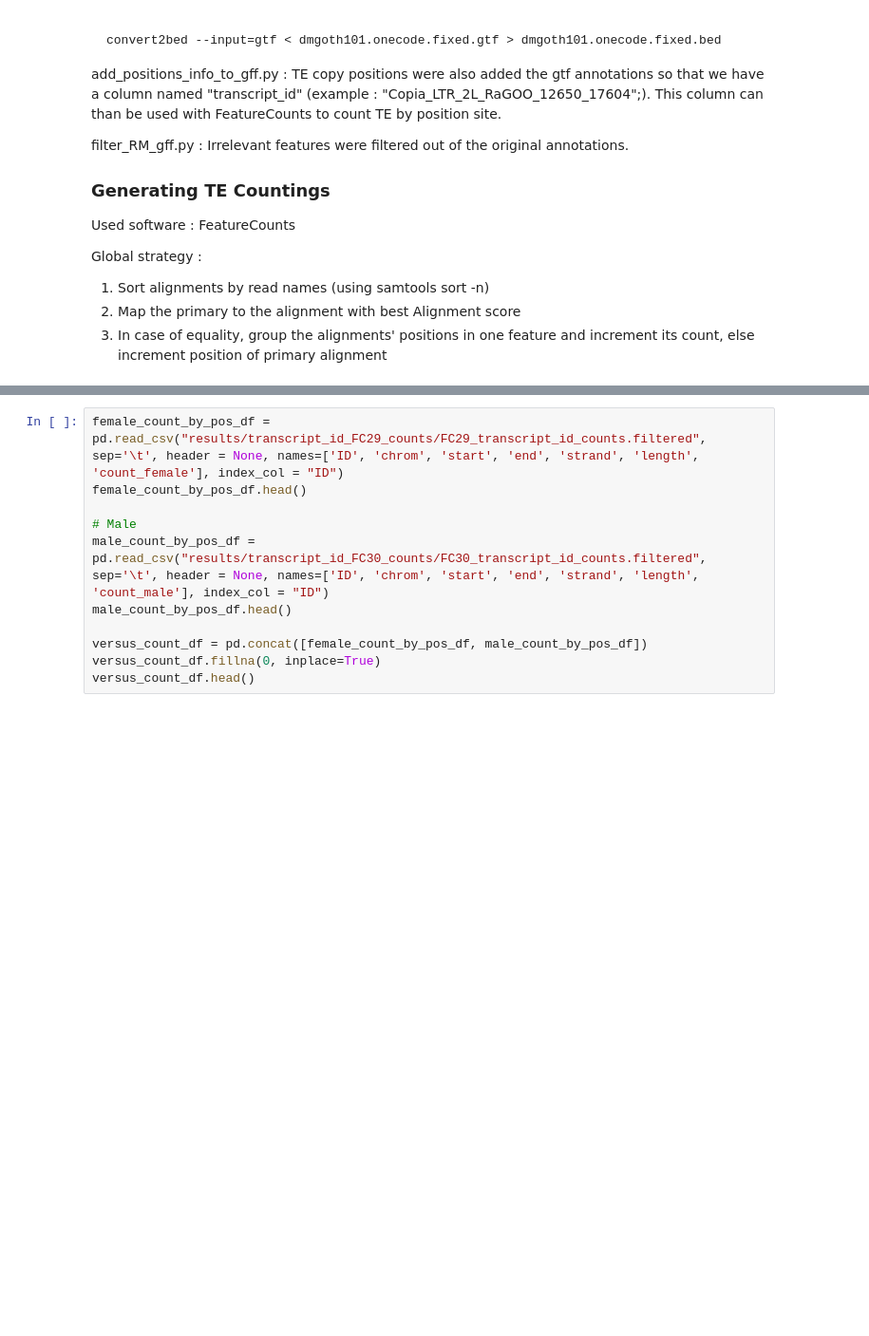
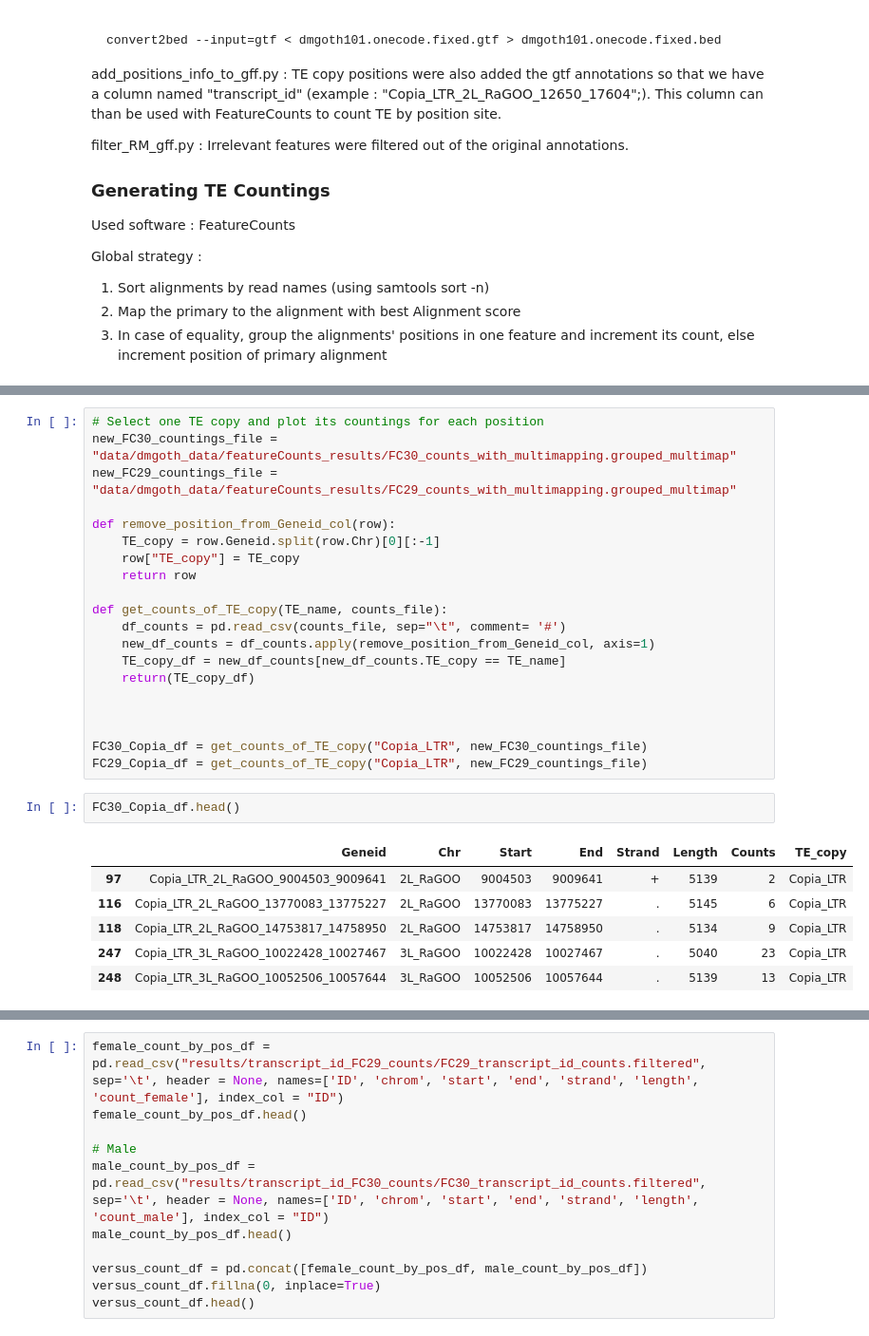
Before and after one commit to EricAmren/goth101_TE_analysis, a Jupyter notebook: goth101_TE_consensus_analysis.ipynb, the cells around one changed output, grey strips where cells are left out. Shown at 95% size. Saved outputs shown, nothing was run; the diff lists cells and outputs as text; blank space fills up the shorter version.

```diff
--- a/goth101_TE_consensus_analysis.ipynb
+++ b/goth101_TE_consensus_analysis.ipynb
@@ -557,0 +618,29 @@ KeyError: 'read 00000bc2-fb01-4a36-abed-b12e1939d711\n not found'
+# %%
+# Select one TE copy and plot its countings for each position
+new_FC30_countings_file = "data/dmgoth_data/featureCounts_results/FC30_counts_with_multimapping.grouped_multimap"
+new_FC29_countings_file = "data/dmgoth_data/featureCounts_results/FC29_counts_with_multimapping.grouped_multimap"
+
+def remove_position_from_Geneid_col(row):
+    TE_copy = row.Geneid.split(row.Chr)[0][:-1]
+    row["TE_copy"] = TE_copy
+    return row
+
+def get_counts_of_TE_copy(TE_name, counts_file):
+    df_counts = pd.read_csv(counts_file, sep="\t", comment= '#')
+    new_df_counts = df_counts.apply(remove_position_from_Geneid_col, axis=1)
+    TE_copy_df = new_df_counts[new_df_counts.TE_copy == TE_name]
+    return(TE_copy_df)
+
+
+
+FC30_Copia_df = get_counts_of_TE_copy("Copia_LTR", new_FC30_countings_file)
+FC29_Copia_df = get_counts_of_TE_copy("Copia_LTR", new_FC29_countings_file)
+# %%
+FC30_Copia_df.head()
+# %% [output]
+|  | Geneid | Chr | Start | End | Strand | Length | Counts | TE_copy |
+| 97 | Copia_LTR_2L_RaGOO_9004503_9009641 | 2L_RaGOO | 9004503 | 9009641 | + | 5139 | 2 | Copia_LTR |
+| 116 | Copia_LTR_2L_RaGOO_13770083_13775227 | 2L_RaGOO | 13770083 | 13775227 | . | 5145 | 6 | Copia_LTR |
+| 118 | Copia_LTR_2L_RaGOO_14753817_14758950 | 2L_RaGOO | 14753817 | 14758950 | . | 5134 | 9 | Copia_LTR |
+| 247 | Copia_LTR_3L_RaGOO_10022428_10027467 | 3L_RaGOO | 10022428 | 10027467 | . | 5040 | 23 | Copia_LTR |
+| 248 | Copia_LTR_3L_RaGOO_10052506_10057644 | 3L_RaGOO | 10052506 | 10057644 | . | 5139 | 13 | Copia_LTR |
```
Also changed, not shown: parts of 12 cells of this notebook.
